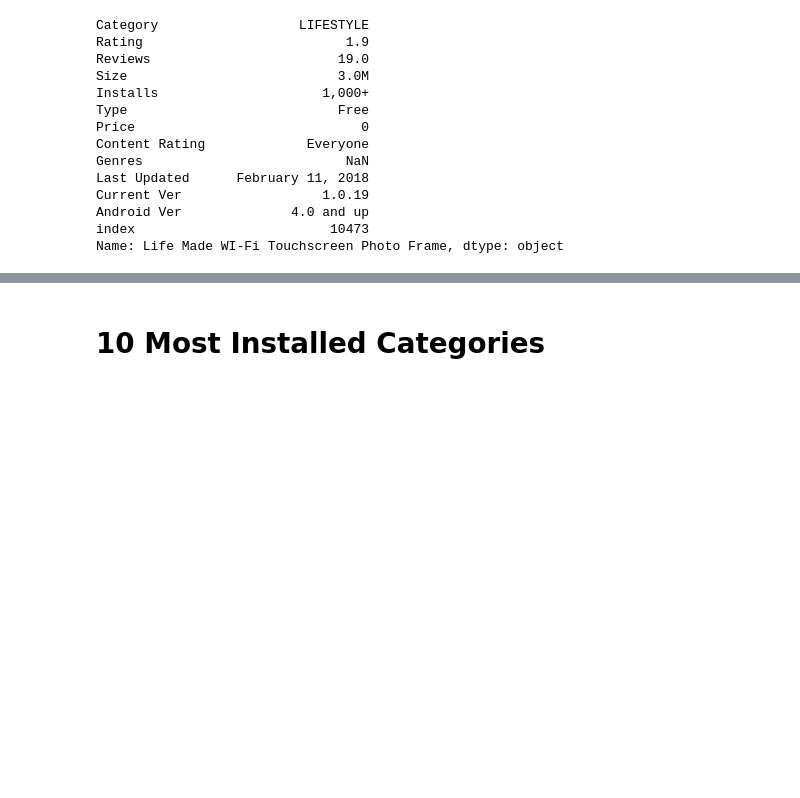
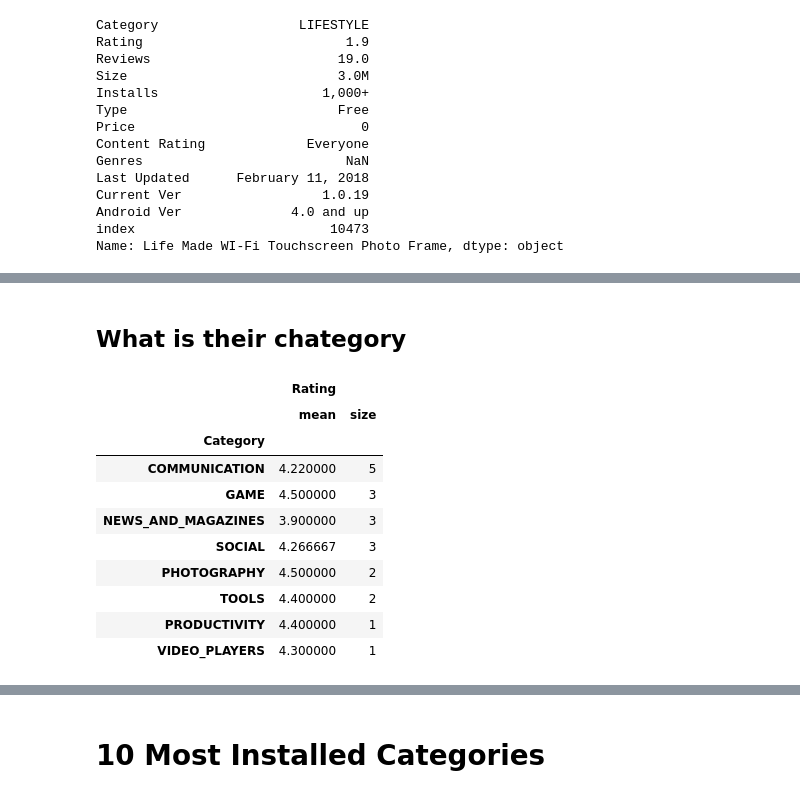
Before and after one commit to yuceltan/dataManupulation, a Jupyter notebook: Su_Mine/google_playstore_dataManipulation_Mine.ipynb, the cells around one changed output, grey strips where cells are left out. Saved outputs shown, nothing was run; the diff lists cells and outputs as text; code cells hidden in the pictures; blank space fills up the shorter version.

```diff
--- a/Su_Mine/google_playstore_dataManipulation_Mine.ipynb
+++ b/Su_Mine/google_playstore_dataManipulation_Mine.ipynb
@@ -107,0 +120,17 @@ most_intstalled_Apps.plot(kind='bar')
+# %% [markdown]
+## What is their chategory
+# %%
+category_of_most=most_intstalled_Apps.groupby("Category").agg({"Rating":[np.mean,np.size]}).sort_values(by=[('Rating', 'size')],ascending=False)
+category_of_most
+# %% [output]
+|  | Rating |  |
+|  | mean | size |
+| Category |  |  |
+| COMMUNICATION | 4.220000 | 5 |
+| GAME | 4.500000 | 3 |
+| NEWS_AND_MAGAZINES | 3.900000 | 3 |
+| SOCIAL | 4.266667 | 3 |
+| PHOTOGRAPHY | 4.500000 | 2 |
+| TOOLS | 4.400000 | 2 |
+| PRODUCTIVITY | 4.400000 | 1 |
+| VIDEO_PLAYERS | 4.300000 | 1 |
```
Also changed, not shown: parts of 17 cells of this notebook.
